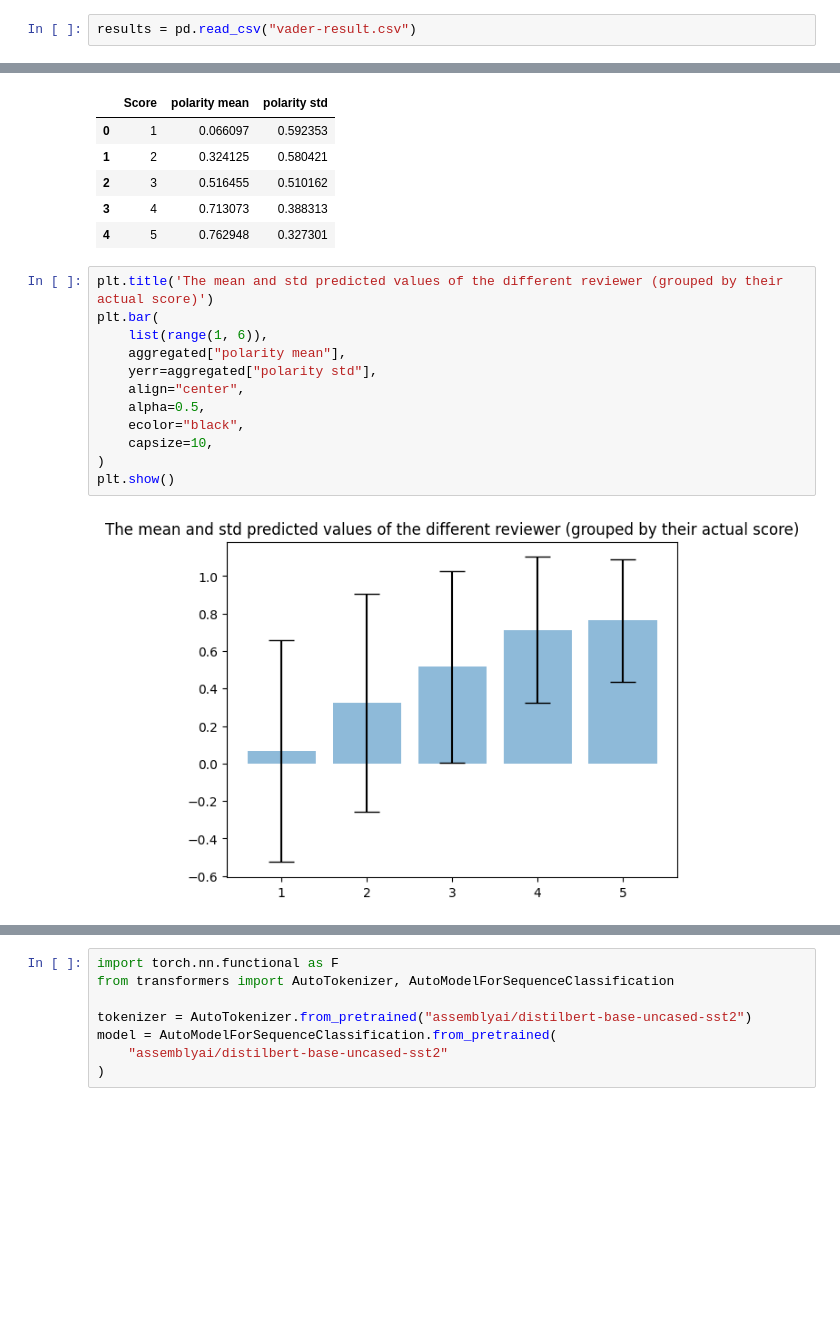
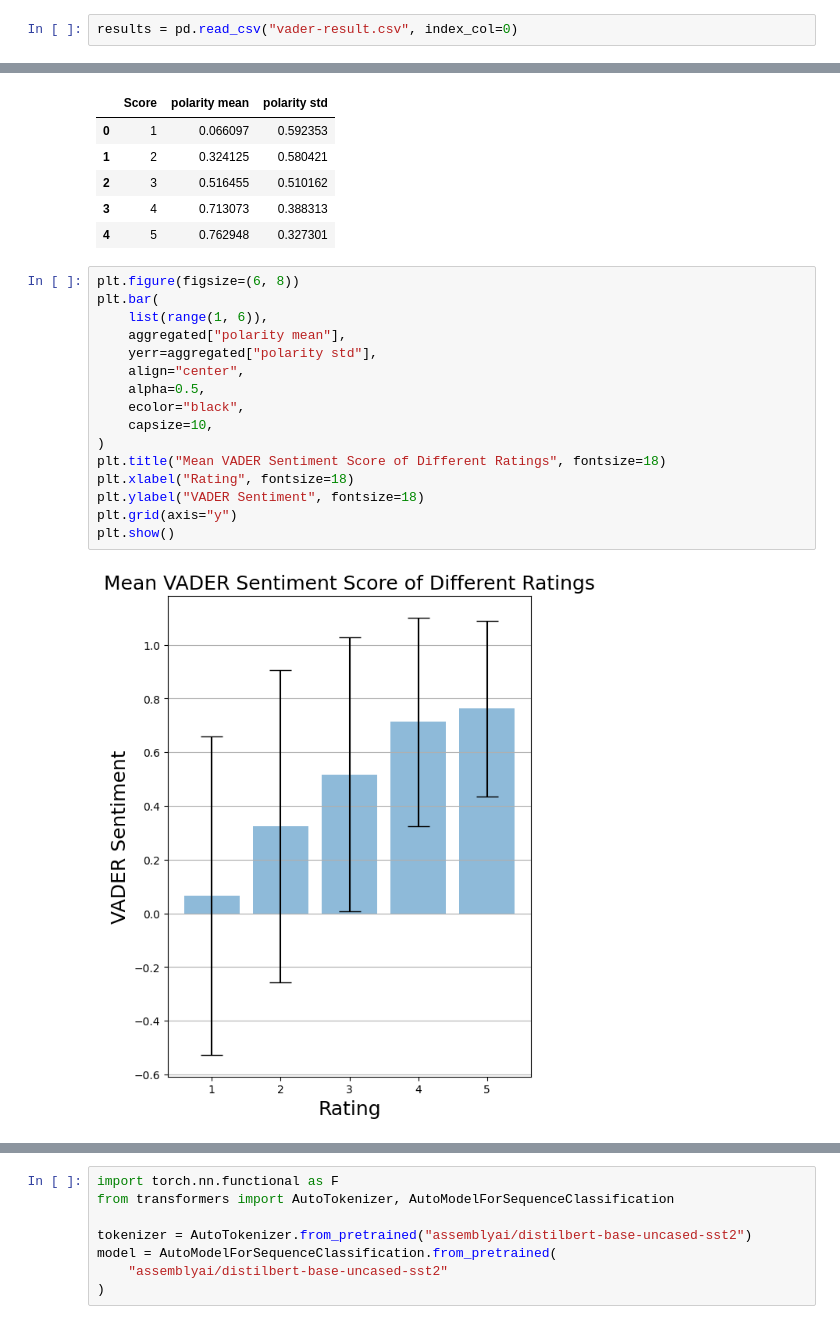
Before and after one commit to RANN9/Amazon-Review-TMEF-Project, a Jupyter notebook: mike.ipynb, the cells around one changed output, grey strips where cells are left out. Saved outputs shown, nothing was run; the diff lists cells and outputs as text; blank space fills up the shorter version.

Commit message:
Updated title

```diff
--- a/mike.ipynb
+++ b/mike.ipynb
@@ -198,4 +205,4 @@ results
 # %%
 results.to_csv("vader-result.csv")
 # %%
-results = pd.read_csv("vader-result.csv")
+results = pd.read_csv("vader-result.csv", index_col=0)
@@ -213,16 +228,20 @@ aggregated
 | 3 | 4 | 0.713073 | 0.388313 |
 | 4 | 5 | 0.762948 | 0.327301 |
 # %%
-plt.title('The mean and std predicted values of the different reviewer (grouped by their actual score)')
+plt.figure(figsize=(6, 8))
 plt.bar(
     list(range(1, 6)),
     aggregated["polarity mean"],
     yerr=aggregated["polarity std"],
     align="center",
     alpha=0.5,
     ecolor="black",
     capsize=10,
 )
+plt.title("Mean VADER Sentiment Score of Different Ratings", fontsize=18)
+plt.xlabel("Rating", fontsize=18)
+plt.ylabel("VADER Sentiment", fontsize=18)
+plt.grid(axis="y")
 plt.show()
 # %% [output]
-[figure, old version]
+[figure, new version]
```
Also changed, not shown: parts of 11 cells of this notebook.
